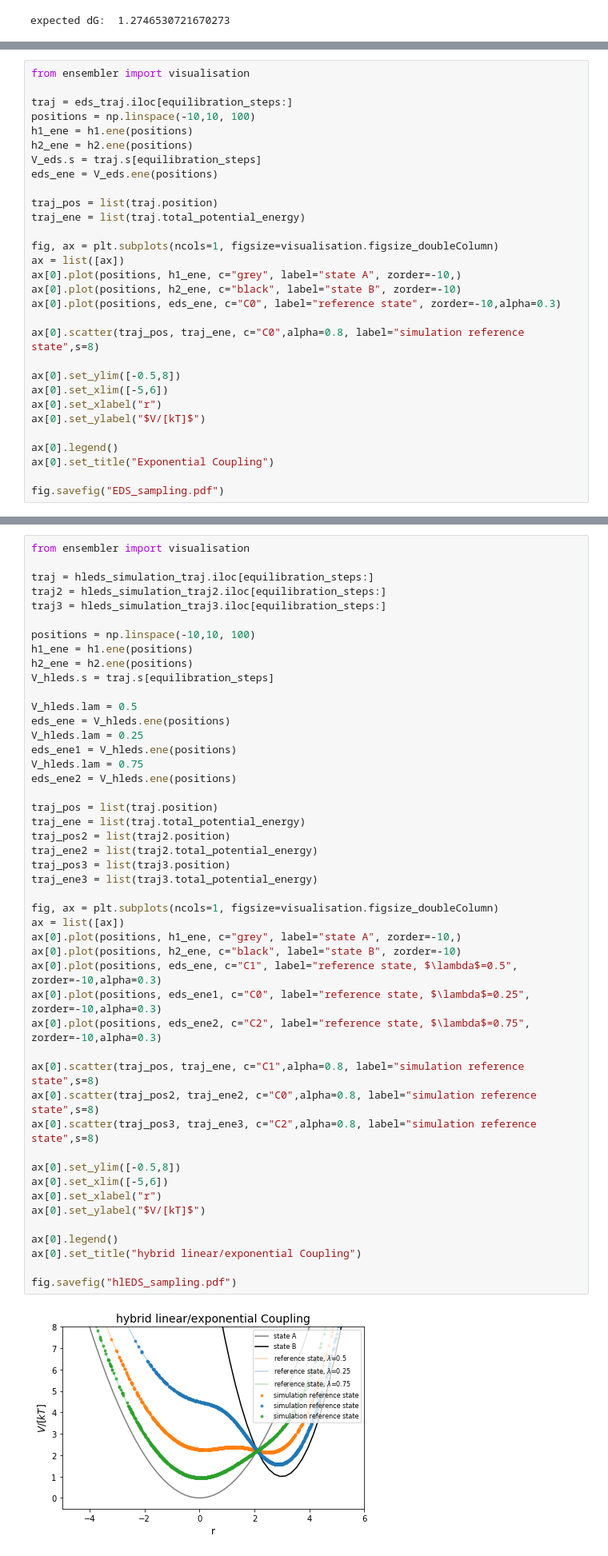
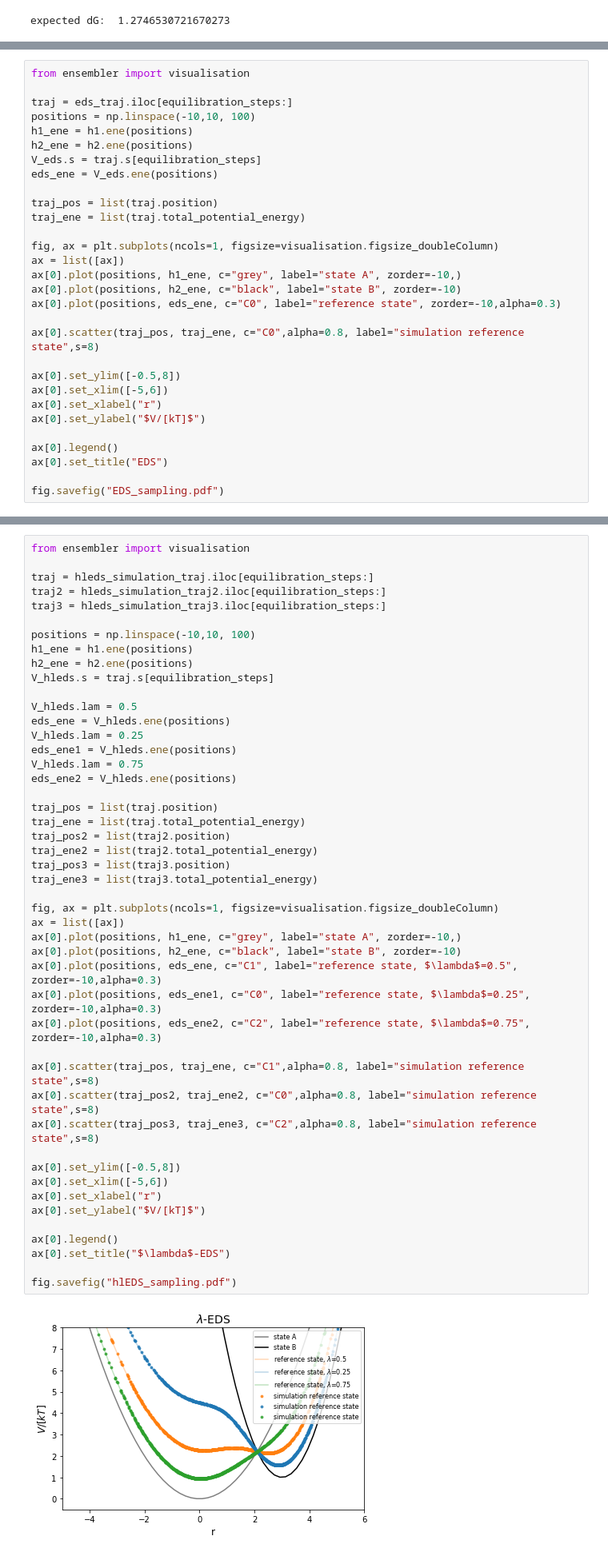
Before and after one commit to rinikerlab/Ensembler, a Jupyter notebook: examples/Example_FreeEnergyCalculationSimulation.ipynb, the cells around one changed output, grey strips where cells are left out. Shown at 80% size. Drawn from its saved outputs; the diff is of its cells as text.

```diff
--- a/examples/Example_FreeEnergyCalculationSimulation.ipynb
+++ b/examples/Example_FreeEnergyCalculationSimulation.ipynb
@@ -532,7 +532,7 @@ ax[0].set_xlabel("r")
 ax[0].set_ylabel("$V/[kT]$")
 
 ax[0].legend()
-ax[0].set_title("Exponential Coupling")
+ax[0].set_title("EDS")
 
 fig.savefig("EDS_sampling.pdf")
 # %% [output]
@@ -720,35 +717,35 @@ V_hleds.lam = 0.75
 eds_ene2 = V_hleds.ene(positions)
 
 traj_pos = list(traj.position)
 traj_ene = list(traj.total_potential_energy)
 traj_pos2 = list(traj2.position)
 traj_ene2 = list(traj2.total_potential_energy)
 traj_pos3 = list(traj3.position)
 traj_ene3 = list(traj3.total_potential_energy)
 
 fig, ax = plt.subplots(ncols=1, figsize=visualisation.figsize_doubleColumn)
 ax = list([ax])
 ax[0].plot(positions, h1_ene, c="grey", label="state A", zorder=-10,)
 ax[0].plot(positions, h2_ene, c="black", label="state B", zorder=-10)
 ax[0].plot(positions, eds_ene, c="C1", label="reference state, $\lambda$=0.5", zorder=-10,alpha=0.3)
 ax[0].plot(positions, eds_ene1, c="C0", label="reference state, $\lambda$=0.25", zorder=-10,alpha=0.3)
 ax[0].plot(positions, eds_ene2, c="C2", label="reference state, $\lambda$=0.75", zorder=-10,alpha=0.3)
 
 ax[0].scatter(traj_pos, traj_ene, c="C1",alpha=0.8, label="simulation reference state",s=8)
 ax[0].scatter(traj_pos2, traj_ene2, c="C0",alpha=0.8, label="simulation reference state",s=8)
 ax[0].scatter(traj_pos3, traj_ene3, c="C2",alpha=0.8, label="simulation reference state",s=8)
 
 ax[0].set_ylim([-0.5,8])
 ax[0].set_xlim([-5,6])
 ax[0].set_xlabel("r")
 ax[0].set_ylabel("$V/[kT]$")
 
 ax[0].legend()
-ax[0].set_title("hybrid linear/exponential Coupling")
+ax[0].set_title("$\lambda$-EDS")
 
 fig.savefig("hlEDS_sampling.pdf")
 # %% [output]
-[figure, old version]
+[figure, new version]
 # %%
 rew_zwanz = threeStateZwanzigReweighting(kT=True)
 zwanz = zwanzigEquation(kT=True)
```
Also changed, not shown: parts of 29 cells of this notebook, 9 other files.
